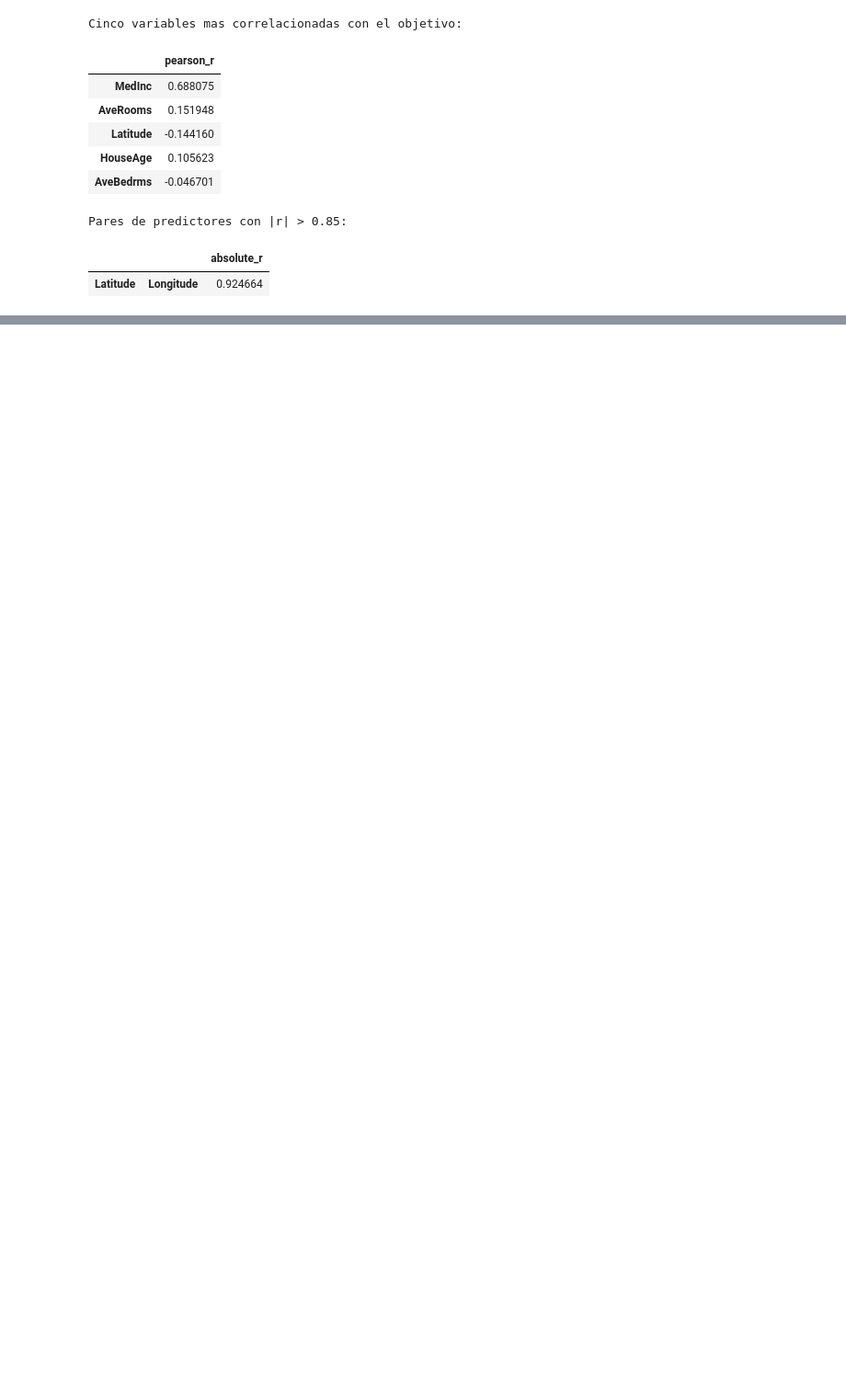
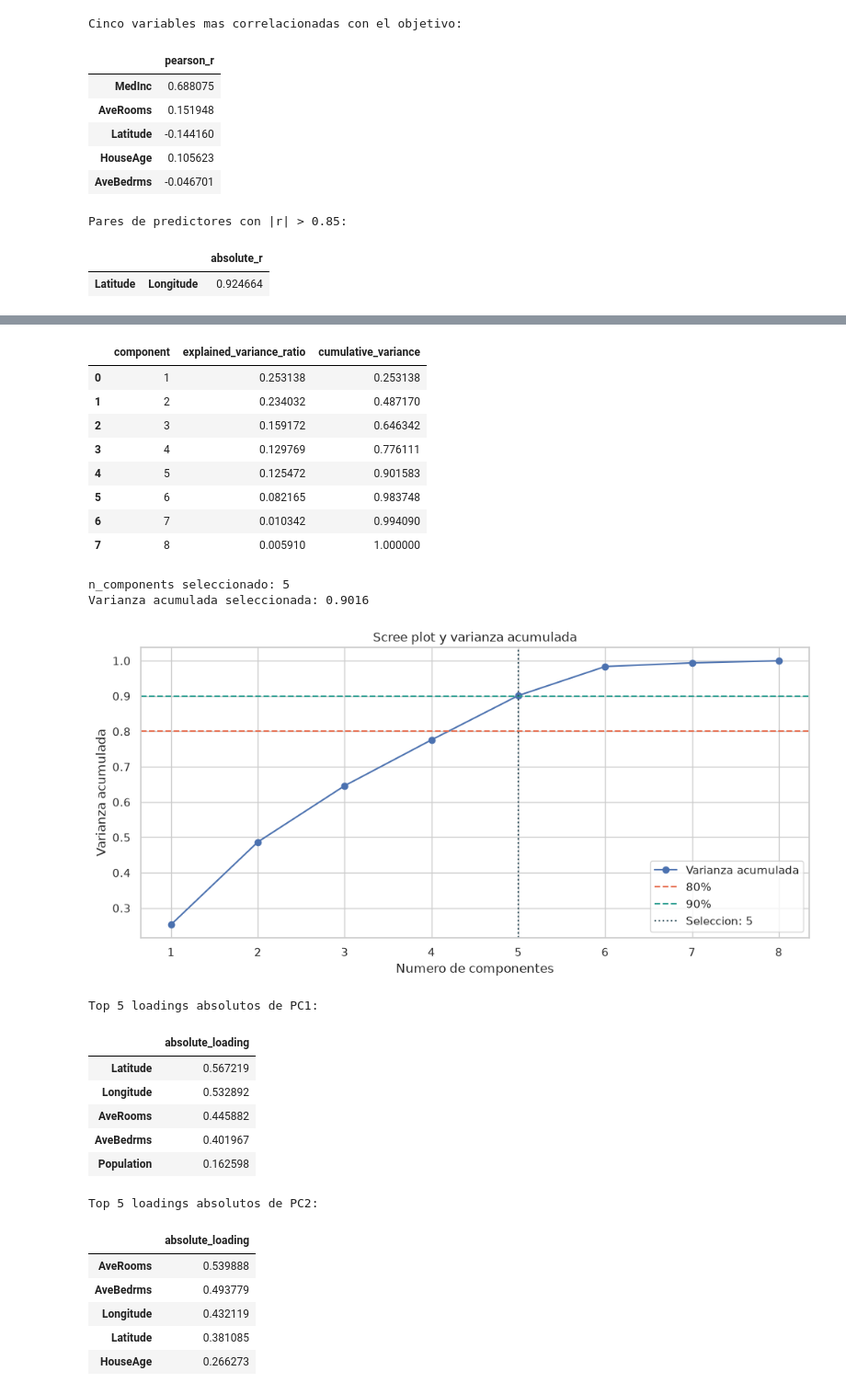
Before and after one commit to ntd2g72rnn-cyber/ML1_ExamenAplicado_Pineda_Paloma, a Jupyter notebook: ml1_examen_aplicado.ipynb, the cells around one changed output, grey strips where cells are left out. Shown at 92% size. Drawn from its saved outputs; the diff is of its cells as text; code cells hidden in the pictures; blank space fills up the shorter version.

```diff
--- a/seleccion_dataset.ipynb
+++ b/ml1_examen_aplicado.ipynb
@@ -245,0 +291,60 @@ El resto del flujo (preprocesamiento sin leakage con `ColumnTransformer`, PCA, K
+# %%
+pca_all = PCA(random_state=RANDOM_STATE)
+X_train_pca_all = pca_all.fit_transform(X_train_prep)
+explained = pd.DataFrame({
+    'component': np.arange(1, len(pca_all.explained_variance_ratio_) + 1),
+    'explained_variance_ratio': pca_all.explained_variance_ratio_,
+    'cumulative_variance': np.cumsum(pca_all.explained_variance_ratio_),
+})
+display(explained)
+valid_components = explained.loc[explained['cumulative_variance'].between(0.80, 0.90), 'component']
+n_components = int(valid_components.iloc[0]) if not valid_components.empty else int(explained.loc[explained['cumulative_variance'] >= 0.80, 'component'].iloc[0])
+pca = PCA(n_components=n_components, random_state=RANDOM_STATE)
+X_train_pca = pca.fit_transform(X_train_prep)
+print(f'n_components seleccionado: {n_components}')
+print(f'Varianza acumulada seleccionada: {pca.explained_variance_ratio_.sum():.4f}')
+
+fig, ax = plt.subplots(figsize=(10, 5))
+ax.plot(explained['component'], explained['cumulative_variance'], marker='o', label='Varianza acumulada')
+ax.axhline(0.80, color='#e76f51', linestyle='--', label='80%')
+ax.axhline(0.90, color='#2a9d8f', linestyle='--', label='90%')
+ax.axvline(n_components, color='#264653', linestyle=':', label=f'Seleccion: {n_components}')
+ax.set_title('Scree plot y varianza acumulada')
+ax.set_xlabel('Numero de componentes')
+ax.set_ylabel('Varianza acumulada')
+ax.legend()
+plt.tight_layout()
+plt.savefig('figures/pca_scree_plot.png', dpi=150)
+plt.show()
+
+loadings = pd.DataFrame(pca.components_.T, index=feature_names, columns=[f'PC{i + 1}' for i in range(n_components)])
+for pc in ['PC1', 'PC2']:
+    print(f'Top 5 loadings absolutos de {pc}:')
+    display(loadings[pc].abs().sort_values(ascending=False).head(5).to_frame('absolute_loading'))
+# %% [output]
+|  | component | explained_variance_ratio | cumulative_variance |
+| 0 | 1 | 0.253138 | 0.253138 |
+| 1 | 2 | 0.234032 | 0.487170 |
+| 2 | 3 | 0.159172 | 0.646342 |
+| 3 | 4 | 0.129769 | 0.776111 |
+| 4 | 5 | 0.125472 | 0.901583 |
+| 5 | 6 | 0.082165 | 0.983748 |
+| 6 | 7 | 0.010342 | 0.994090 |
+| 7 | 8 | 0.005910 | 1.000000 |
+n_components seleccionado: 5
+Varianza acumulada seleccionada: 0.9016
+[figure, added]
+Top 5 loadings absolutos de PC1:
+|  | absolute_loading |
+| Latitude | 0.567219 |
+| Longitude | 0.532892 |
+| AveRooms | 0.445882 |
+| AveBedrms | 0.401967 |
+| Population | 0.162598 |
+Top 5 loadings absolutos de PC2:
+|  | absolute_loading |
+| AveRooms | 0.539888 |
+| AveBedrms | 0.493779 |
+| Longitude | 0.432119 |
+| Latitude | 0.381085 |
+| HouseAge | 0.266273 |
```
Also changed, not shown: parts of 16 cells of this notebook, 6 other files.
